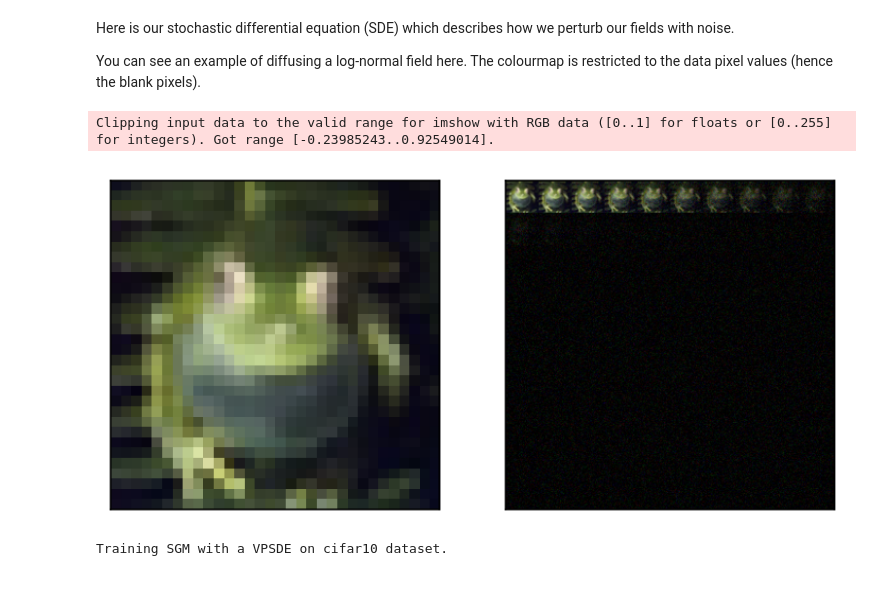
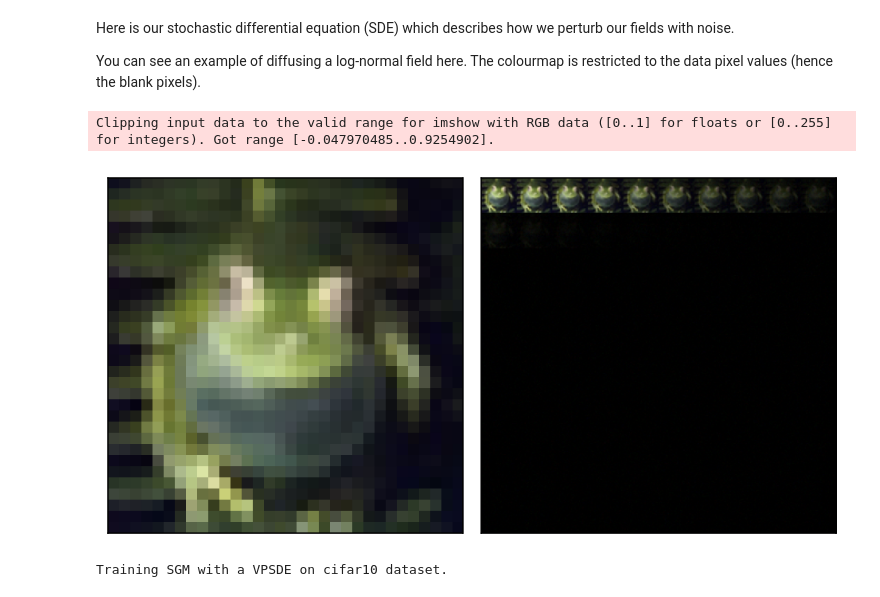
Before and after one commit to mahdi-shafiei/sbgm, a Jupyter notebook: examples/cifar10.ipynb, the cells around one changed output. Cells and saved outputs as stored; diff of their text form; code cells hidden in the pictures.

```diff
--- a/examples/cifar10.ipynb
+++ b/examples/cifar10.ipynb
@@ -82,6 +84,9 @@ cmap = "coolwarm"
 # Grab a batch to plot from the dataloader
 X, _, A = next(dataset.train_dataloader.loop(n_plot ** 2))
 
+# Reverse process the data
+X = dataset.process_fn.reverse(X)
+
 fig, ax = plt.subplots(dpi=150)
 ax.imshow(
     rearrange(X, "(h w) c x y -> (h x) (w y) c", h=n_plot, w=n_plot, x=n_pix, y=n_pix)
@@ -134,38 +139,37 @@ sde = VPSDE(
     weight_fn=weight_fn
 )
 
 def diffuse(x, t, eps):
     mu, std = sde.marginal_prob(x, t)
     return mu + std * eps
 
 n_side = 10
 n_t = 100
 times = jnp.linspace(t0, t1, n_t)
 
 imgs = [X[0]]
 for i, t in enumerate(times):
+    key_i = jr.fold_in(key, i)
 
-    eps = jr.normal(jr.fold_in(key, i), img_shape) * 0.05 # Illustration purposes!
+    eps = jr.normal(key_i, img_shape) * 0.01 # Illustration purposes!
 
     Xt = diffuse(imgs[i], t, eps)
 
     imgs.append(Xt)
 
 fig, axs = plt.subplots(1, 2, dpi=150)
 ax = axs[0]
 ax.imshow(imgs[0].transpose(1, 2, 0), cmap=cmap)
 ax = axs[1]
 ax.imshow(
-    rearrange(imgs[1:], "(h w) c x y -> (h x) (w y) c", h=10, w=10, x=n_pix, y=n_pix),
-    cmap=cmap,
-    # vmin=imgs[0].min(),
-    # vmax=imgs[0].max()
+    rearrange(imgs[1:], "(h w) c x y -> (h x) (w y) c", h=10, w=10, x=n_pix, y=n_pix)
 )
 for ax in axs:
     ax.set_xticks([])
     ax.set_yticks([])
+plt.tight_layout()
 plt.show()
 # %% [output]
-Clipping input data to the valid range for imshow with RGB data ([0..1] for floats or [0..255] for integers). Got range [-0.23985243..0.92549014].
+Clipping input data to the valid range for imshow with RGB data ([0..1] for floats or [0..255] for integers). Got range [-0.047970485..0.9254902].
-[figure, old version]
+[figure, new version]
 # %%
```
Also changed, not shown: parts of 5 cells of this notebook, 2 other files.
